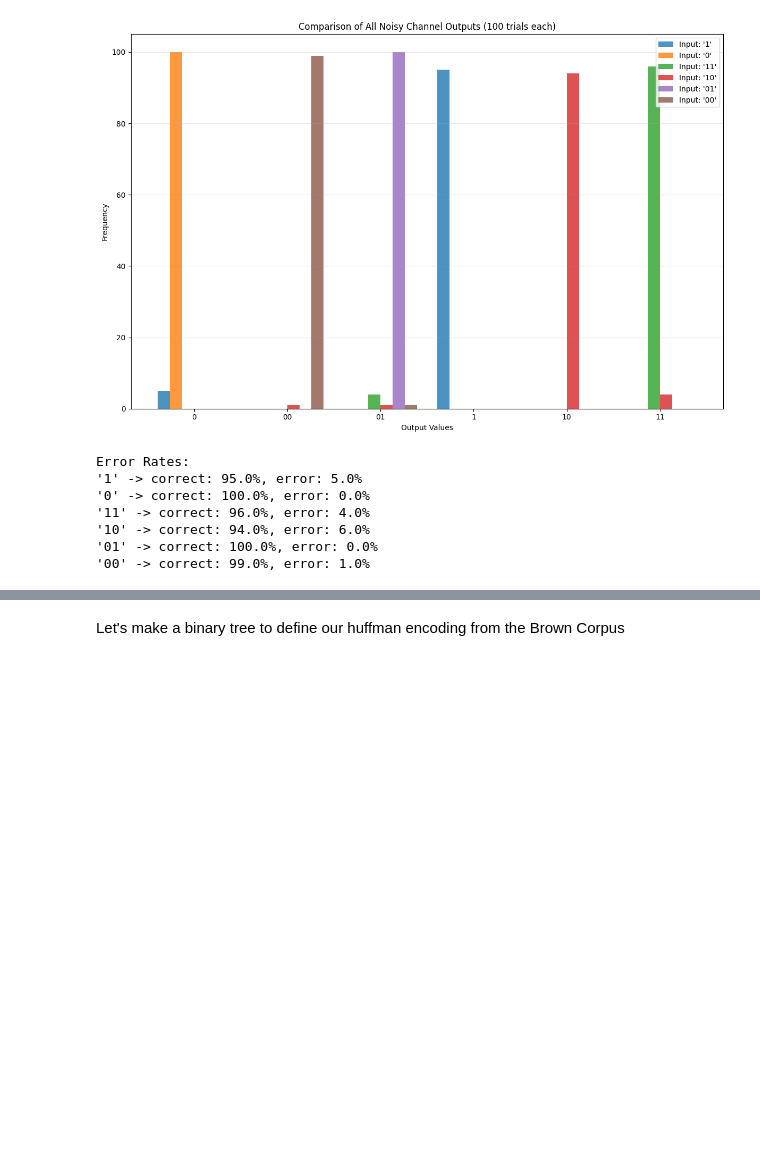
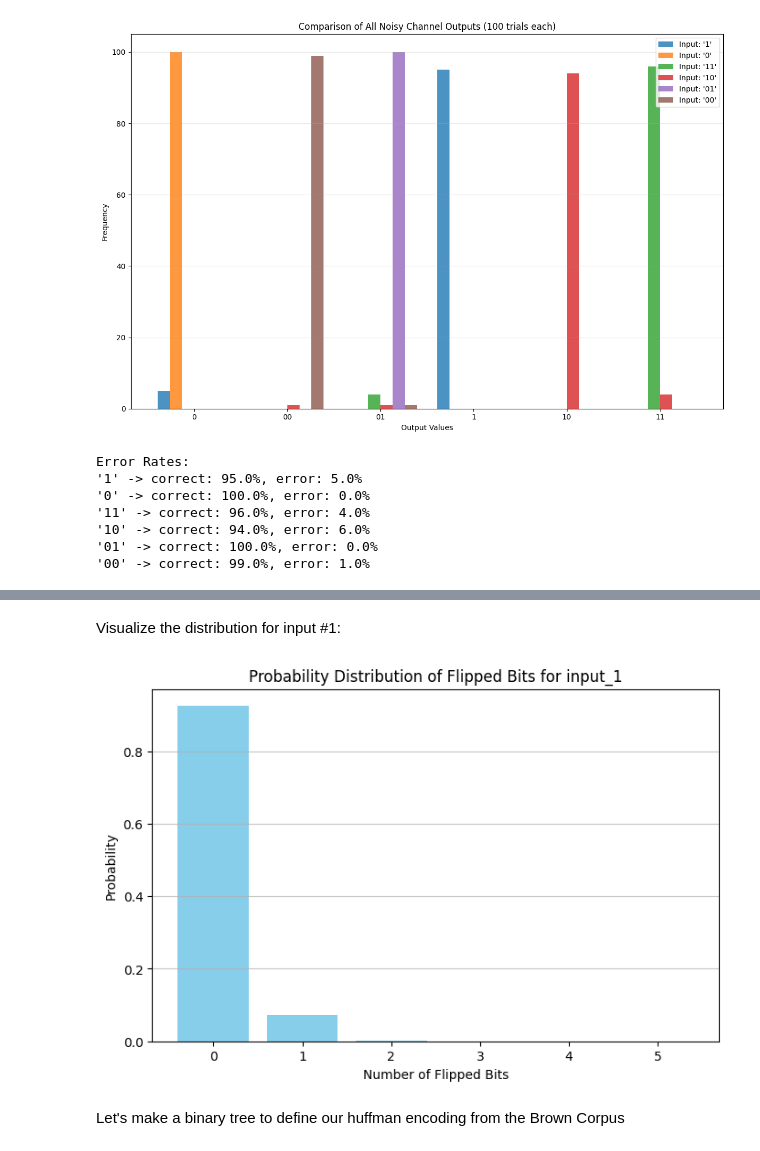
Before and after one commit to Camry-G/ENGS27_Camry, a Jupyter notebook: ENGS_27_Final_Project_Starter.ipynb, the cells around one changed output, grey strips where cells are left out. Saved outputs shown, nothing was run; the diff lists cells and outputs as text; code cells hidden in the pictures; blank space fills up the shorter version.

Commit message:
added more channel analysis

```diff
--- a/ENGS_27_Final_Project_Starter.ipynb
+++ b/ENGS_27_Final_Project_Starter.ipynb
@@ -263,0 +368,20 @@ Error Rates:
+# %%
+num_trials = 1000
+
+zero_to_one_flips = 0
+one_to_zero_flips = 0
+
+for _ in range(num_trials):
+    output_zero = noisy_channel('0')
+    if output_zero == '1':
+        zero_to_one_flips += 1
+
+    output_one = noisy_channel('1')
+    if output_one == '0':
+        one_to_zero_flips += 1
+
+prob_zero_to_one = zero_to_one_flips / num_trials
+prob_one_to_zero = one_to_zero_flips / num_trials
+
+print(f"Estimated probability of 0 flipping to 1: {prob_zero_to_one:.4f}")
+print(f"Estimated probability of 1 flipping to 0: {prob_one_to_zero:.4f}")
@@ -264,3 +508,24 @@ Error Rates:
+# %% [markdown]
+Visualize the distribution for input #1:
+# %%
+import matplotlib.pyplot as plt
+
+# Assuming total_prob_dist is already computed from the previous step
+
+# Sort the outcomes for plotting
+sorted_outcomes = sorted(total_prob_dist.keys())
+probabilities = [total_prob_dist[outcome] for outcome in sorted_outcomes]
+
+plt.figure(figsize=(8, 5))
+plt.bar(sorted_outcomes, probabilities, color='skyblue')
+plt.xlabel('Number of Flipped Bits')
+plt.ylabel('Probability')
+plt.title('Probability Distribution of Flipped Bits for input_1')
+plt.xticks(sorted_outcomes)
+plt.grid(axis='y', alpha=0.7)
+plt.show()
+# %% [output]
+[figure, added]
 # %% [markdown]
 Let's make a binary tree to define our huffman encoding from the Brown Corpus
 # %%
```
Also changed, not shown: parts of 8 cells of this notebook.
